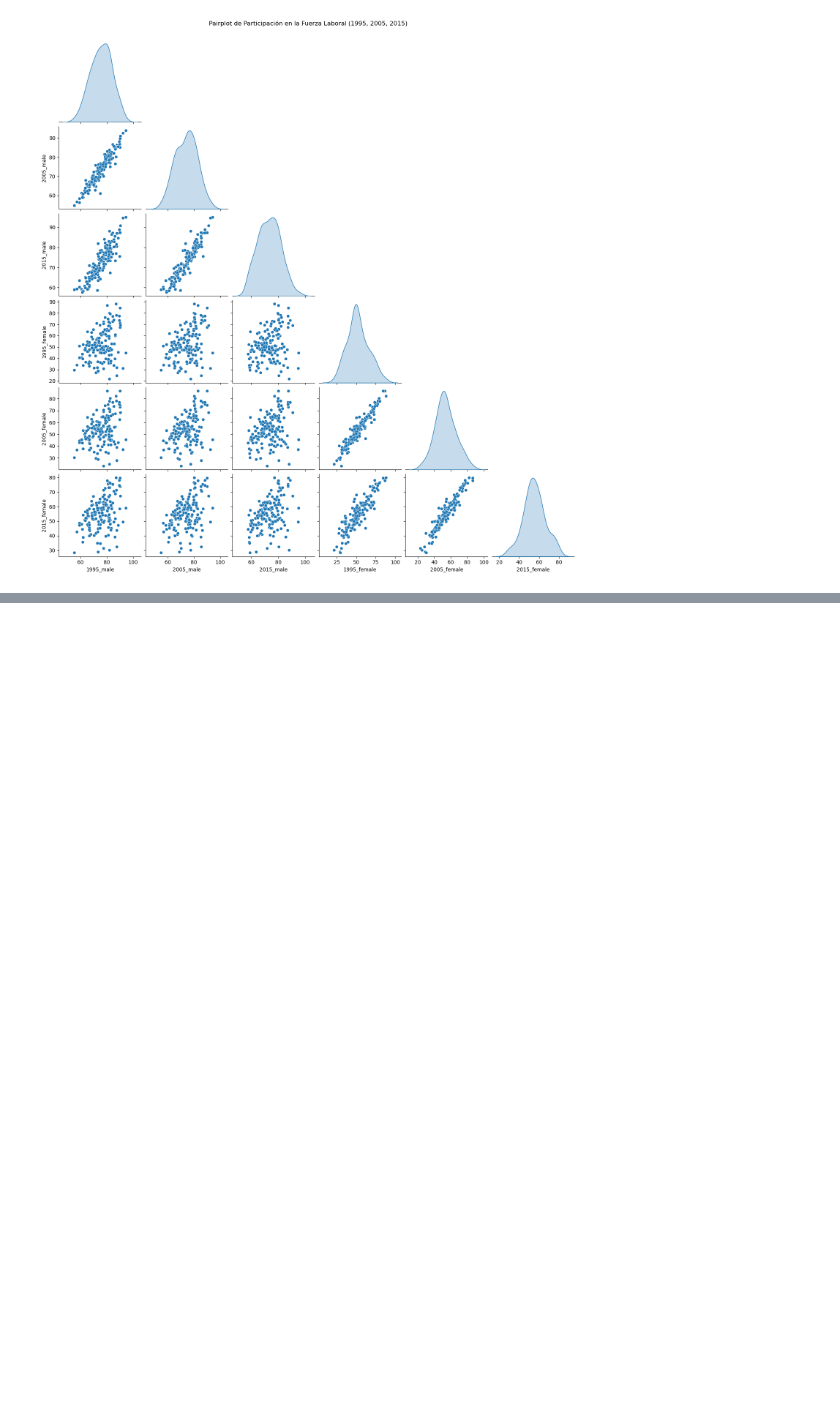
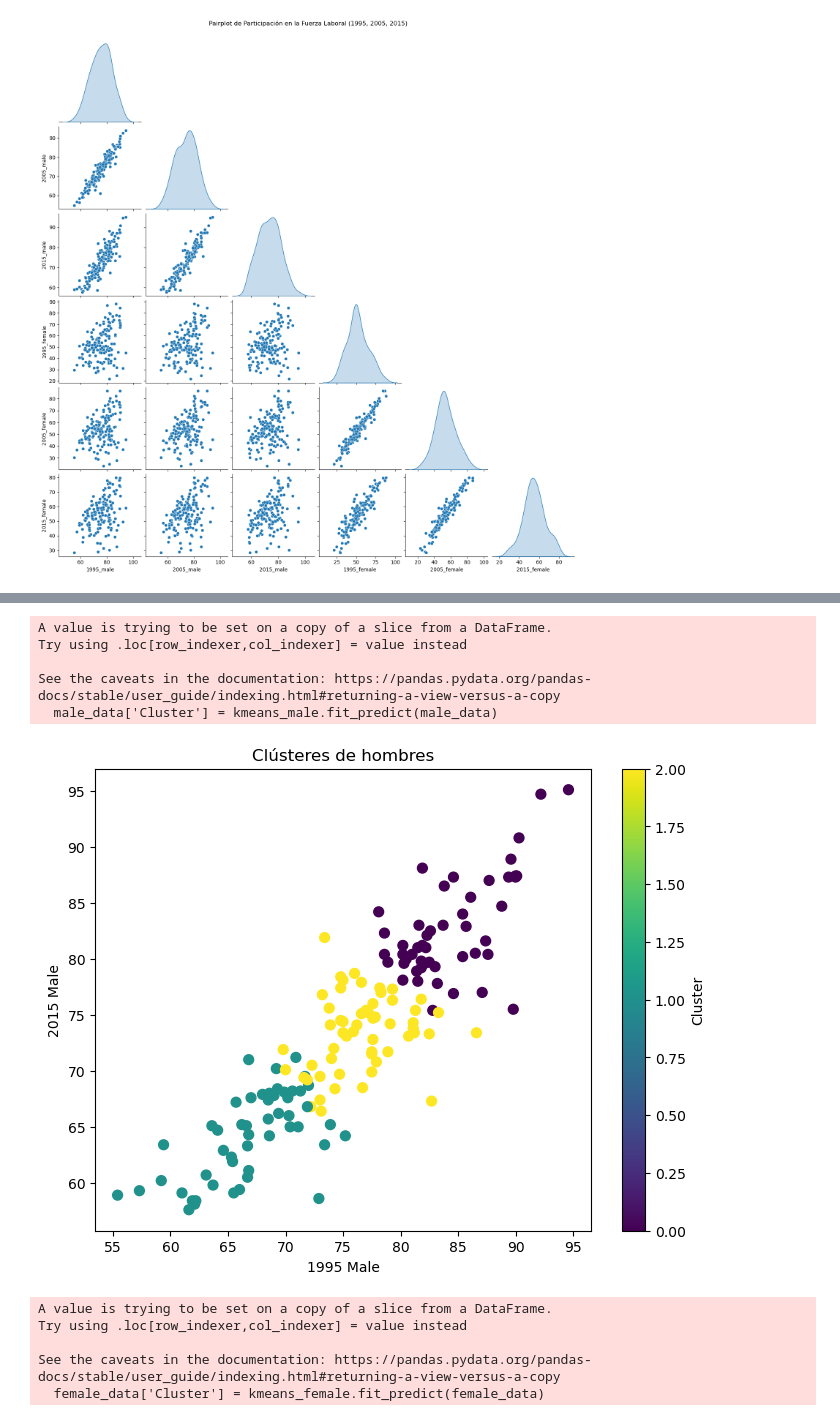
Before and after one commit to camilorav31/labourforce_clustering, a Jupyter notebook: Microproyecto2.ipynb, the cells around one changed output, grey strips where cells are left out. Drawn from its saved outputs; the diff is of its cells as text; code cells hidden in the pictures; blank space fills up the shorter version.

```diff
--- a/Microproyecto2.ipynb
+++ b/Microproyecto2.ipynb
@@ -252,0 +314,40 @@ plt.show()
+# %%
+from sklearn.cluster import KMeans
+
+# KMeans para hombres
+kmeans_male = KMeans(n_clusters=3, random_state=42)
+male_data['Cluster'] = kmeans_male.fit_predict(male_data)
+
+# Visualización de clústeres para hombres
+plt.figure(figsize=(8, 6))
+plt.scatter(male_data['1995_male'], male_data['2015_male'], c=male_data['Cluster'], cmap='viridis', s=50)
+plt.title("Clústeres de hombres")
+plt.xlabel("1995 Male")
+plt.ylabel("2015 Male")
+plt.colorbar(label="Cluster")
+plt.show()
+
+# KMeans para mujeres
+kmeans_female = KMeans(n_clusters=3, random_state=42)
+female_data['Cluster'] = kmeans_female.fit_predict(female_data)
+
+# Visualización de clústeres para mujeres
+plt.figure(figsize=(8, 6))
+plt.scatter(female_data['1995_female'], female_data['2015_female'], c=female_data['Cluster'], cmap='viridis', s=50)
+plt.title("Clústeres de mujeres")
+plt.xlabel("1995 Female")
+plt.ylabel("2015 Female")
+plt.colorbar(label="Cluster")
+plt.show()
+# %% [output]
+A value is trying to be set on a copy of a slice from a DataFrame.
+Try using .loc[row_indexer,col_indexer] = value instead
+
+See the caveats in the documentation: https://pandas.pydata.org/pandas-docs/stable/user_guide/indexing.html#returning-a-view-versus-a-copy
+  male_data['Cluster'] = kmeans_male.fit_predict(male_data)
+[figure, added]
+A value is trying to be set on a copy of a slice from a DataFrame.
+Try using .loc[row_indexer,col_indexer] = value instead
+
+See the caveats in the documentation: https://pandas.pydata.org/pandas-docs/stable/user_guide/indexing.html#returning-a-view-versus-a-copy
+  female_data['Cluster'] = kmeans_female.fit_predict(female_data)
```
Also changed, not shown: parts of 6 cells of this notebook.
